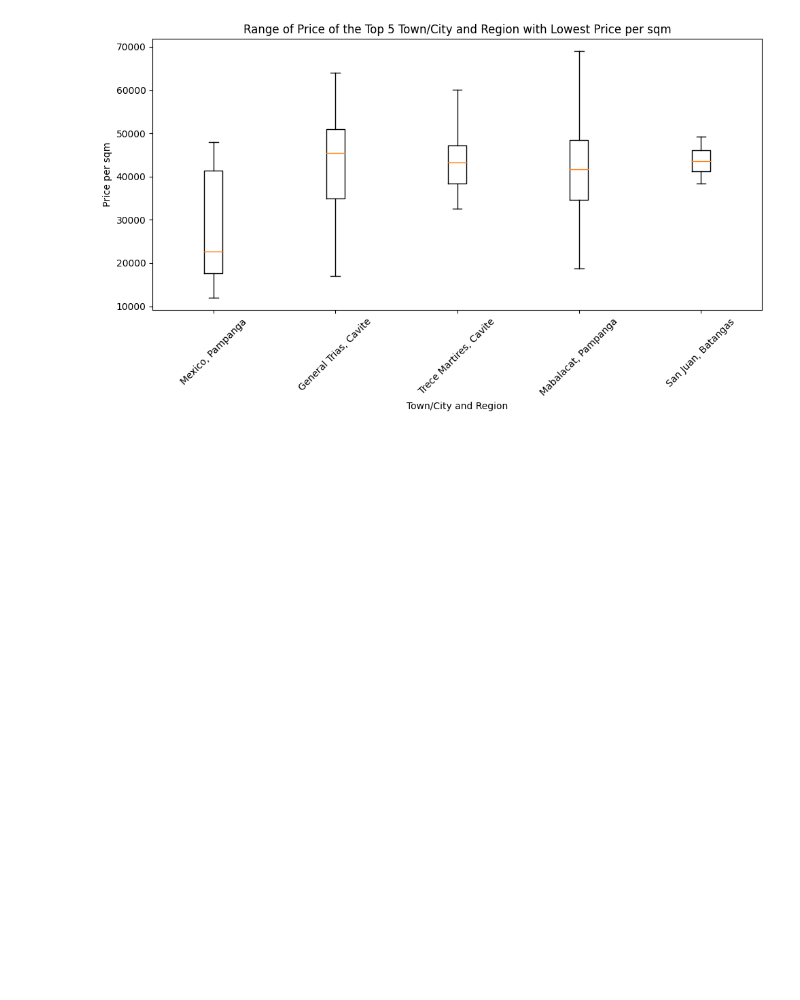
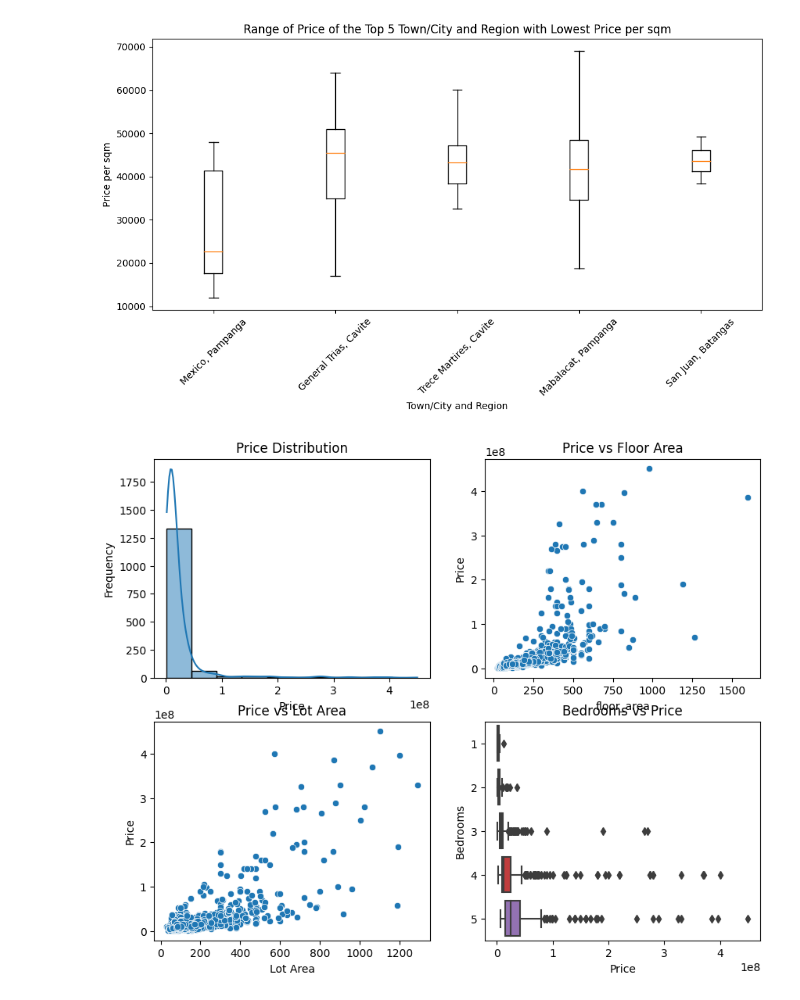
Before and after one commit to nadinepco/ph-property-price-prediction, a Jupyter notebook: notebooks/2_Data_Cleaning_and_Data_Analysis.ipynb, the cells around one changed output. Cells and saved outputs as stored; diff of their text form; code cells hidden in the pictures; blank space fills up the shorter version.

```diff
--- a/notebooks/2_Data_Cleaning_and_Data_Analysis.ipynb
+++ b/notebooks/2_Data_Cleaning_and_Data_Analysis.ipynb
@@ -424,3 +431,39 @@ plt.show()
 [figure]
 # %%
 df_feat_engr_filtered.to_csv('../data/csv/cleaned_data.csv', index=False)
+# %%
+df_feat_engr_filtered = pd.read_csv("../data/csv/cleaned_data.csv")
+# %%
+# Plot 1: Price distribution
+fig1, ax = plt.subplots(2,2,figsize=(10, 8),squeeze=False)
+sns.histplot(data=df_feat_engr_filtered, x="Price", bins=10, kde=True, ax=ax[0,0])
+ax[0,0].set_title("Price Distribution")
+ax[0,0].set_xlabel("Price")
+ax[0,0].set_ylabel("Frequency")
+
+
+# Plot 2: Price vs Floor Area
+# fig2, ax = plt.subplots(figsize=(10, 6))
+sns.scatterplot(data=df_feat_engr_filtered, x="Floor Area", y="Price", ax=ax[0,1])
+ax[0,1].set_title("Price vs Floor Area")
+ax[0,1].set_xlabel("floor_area")
+ax[0,1].set_ylabel("Price")
+
+# # Plot 3: Price vs Lot Area
+# fig3, ax = plt.subplots(figsize=(10, 6))
+sns.scatterplot(data=df_feat_engr_filtered, x="Lot Area", y="Price", ax=ax[1,0])
+ax[1,0].set_title("Price vs Lot Area")
+ax[1,0].set_xlabel("Lot Area")
+ax[1,0].set_ylabel("Price")
+# st.pyplot(fig3)
+
+# fig4, ax = plt.subplots(figsize=(10, 6))
+sns.boxplot(data=df_feat_engr_filtered, x="Price", y="Bedrooms", orient="h", ax=ax[1,1])
+ax[1,1].set_title("Bedrooms vs Price")
+ax[1,1].set_xlabel("Price")
+ax[1,1].set_ylabel("Bedrooms")
+
+
+plt.show()
+# %% [output]
+[figure, added]
```
Also changed, not shown: parts of 27 cells of this notebook, 8 other files.
